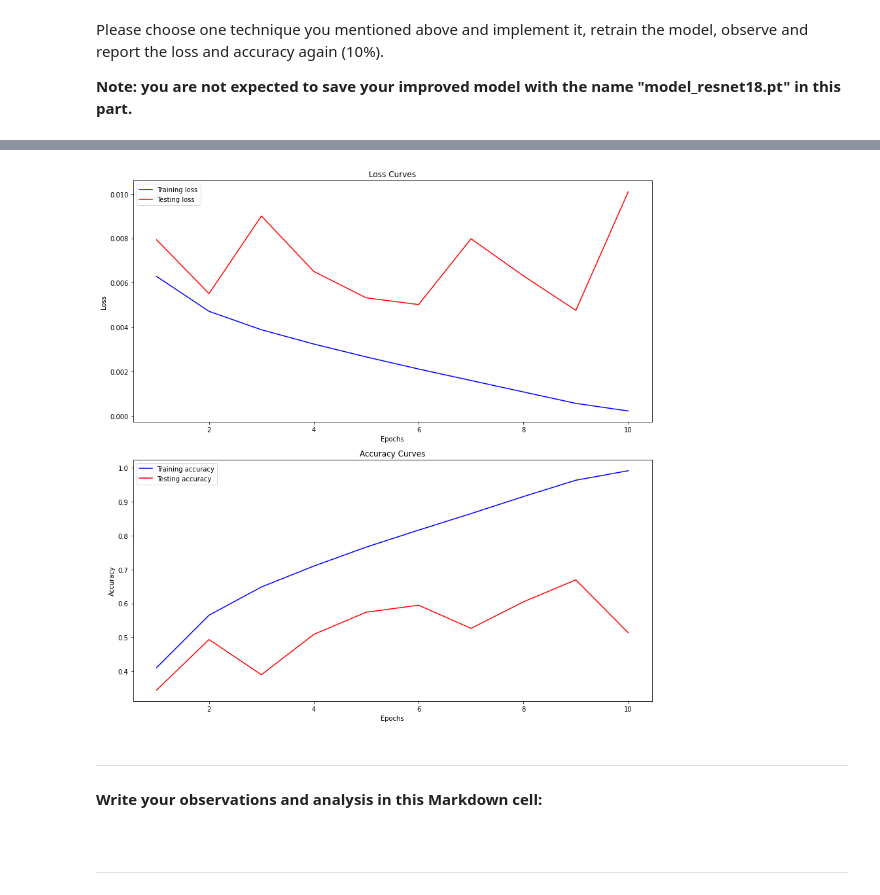
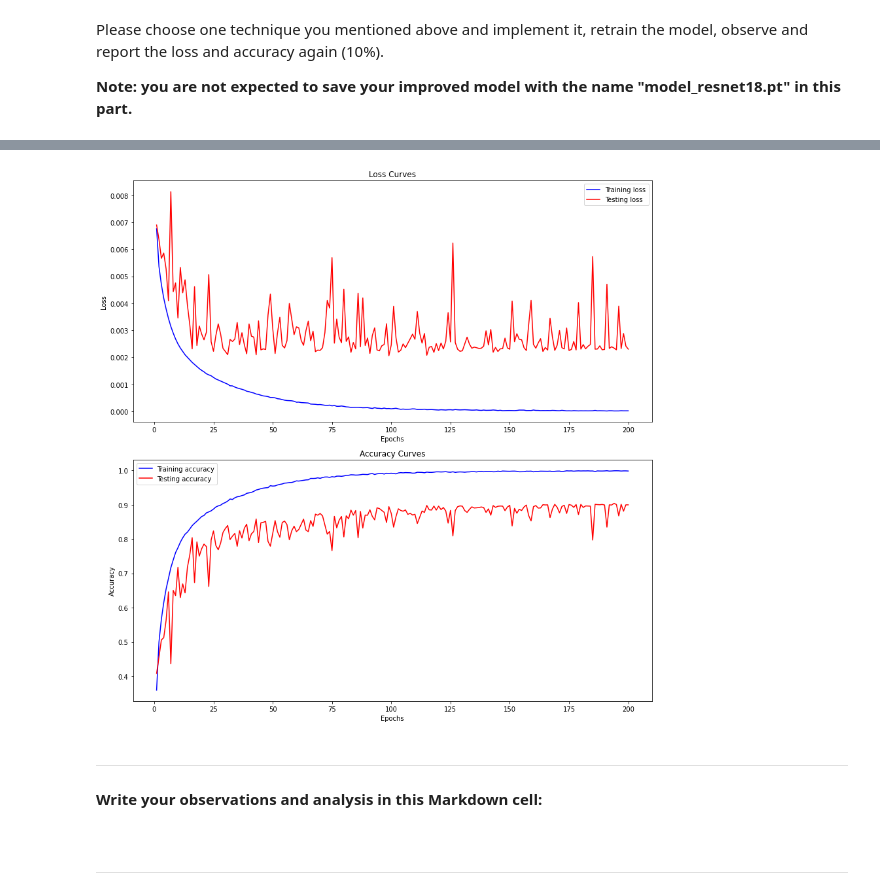
Before and after one commit to UncleWQ/ECC4200_project, a Jupyter notebook: ECC4200_2024_project1.ipynb, the cells around one changed output, grey strips where cells are left out. Cells and saved outputs as stored; diff of their text form; code cells hidden in the pictures.

```diff
--- a/ECC4200_2024_project1.ipynb
+++ b/ECC4200_2024_project1.ipynb
@@ -663,6 +691,21 @@ Please choose one technique you mentioned above and implement it, retrain the mo
 # TODO: Choose a technique to improve your model.                            #
 ##############################################################################
 # your code
+
+##############################################################################
+# After the first round of training on the model, we observed that continuing the training may lead to overfitting. To address this issue, I opted for three methods to optimize the model simultaneously:
+
+# 1. Data Augmentation:
+#    Transforming the data in the dataset by operations such as cropping and flipping.
+# 2. Modifying Basic Parameters for the CIFAR10 Dataset:
+#    Changing the first convolutional layer's kernel size from 7 to 3, setting stride and padding to 1, and removing the max-pooling layer.
+# 3. Adjusting Hyperparameters for Model Training:
+#    Increasing the number of epochs to 200, reducing the learning rate to 0.01, and adjusting the convergence speed.
+
+# The accuracy of the improved model reaches about 90%.
+
+##############################################################################
+
 import torch
 import torchvision
 import torchvision.transforms as transforms
@@ -676,20 +719,20 @@ classes = ('plane', 'car', 'bird', 'cat', 'deer', 'dog', 'frog', 'horse', 'ship'
 transform_train = transforms.Compose(
     [
      transforms.RandomCrop(32,padding = 4),
-     transforms.RandomHorizontalFlip(p = 0.5),    #随机水平翻转
-     transforms.ToTensor(),   #转换为张量
-     transforms.Normalize((0.4914, 0.4822, 0.4465), (0.2023, 0.1994, 0.2010)) #标准化
+     transforms.RandomHorizontalFlip(p = 0.5), # Random horizontal flip
+     transforms.ToTensor(),   # Converting to tensors
+     transforms.Normalize((0.5, 0.5, 0.5), (0.5, 0.5, 0.5))
     ])
 
 transform = transforms.Compose(
     [
-      # transforms.Resize((224, 224)),
+    #   transforms.Resize((224, 224)),
       transforms.ToTensor(),
-      transforms.Normalize((0.4914, 0.4822, 0.4465), (0.2023, 0.1994, 0.2010))
+      transforms.Normalize((0.5, 0.5, 0.5), (0.5, 0.5, 0.5))
     ])
 
 train_set_new = torchvision.datasets.CIFAR10(root='./data', train=True,
-                                        download=True, transform=transform)
+                                        download=True, transform=transform_train)
 
 test_set_new = torchvision.datasets.CIFAR10(root='./data', train=False,
                                        download=True, transform=transform)
@@ -729,15 +772,18 @@ class ResidualBlock_new(nn.Module):
 
 class ResNet18_IMprove(nn.Module):
     def __init__(self, num_classes=10):
+
         super(ResNet18_IMprove, self).__init__()
         self.conv1 = nn.Conv2d(3, 64, kernel_size=3, stride=1, padding=1, bias=False)
         self.bn1 = nn.BatchNorm2d(64)
         self.relu = nn.ReLU(inplace=True)
         self.maxpool = nn.MaxPool2d(kernel_size=1, stride=1, padding=0)
+
         self.layer1 = self._make_layer(64, 64, 2)
         self.layer2 = self._make_layer(64, 128, 2, stride=2)
         self.layer3 = self._make_layer(128, 256, 2, stride=2)
         self.layer4 = self._make_layer(256, 512, 2, stride=2)
+
         self.avgpool = nn.AdaptiveAvgPool2d((1, 1))
         self.fc = nn.Linear(512, num_classes)
 
@@ -768,7 +814,7 @@ model = ResNet18_IMprove()
 print(model)
 
 # Hyperparameters
-epochs = 10
+epochs = 200
 batch_size = 256
 learning_rate = 0.01
 
@@ -863,10 +909,10 @@ train_accuracy = metrics['train_acc']
 test_accuracy = metrics['test_acc']
 epochs = range(1, len(train_loss) + 1)
 
-# 创建一个包含两个子图的画布
+# Create a canvas with two subgraphs
 fig, axs = plt.subplots(2, figsize=(12, 12))
 
-# 绘制训练集和测试集的损失曲线
+# Plot the loss curves for the training and test sets
 axs[0].plot(epochs, train_loss, 'b', label='Training loss')
 axs[0].plot(epochs, test_loss, 'r', label='Testing loss')
 axs[0].set_title('Loss Curves')
@@ -874,7 +920,7 @@ axs[0].set_xlabel('Epochs')
 axs[0].set_ylabel('Loss')
 axs[0].legend()
 
-# 绘制训练集和测试集的准确率曲线
+# Plot the accuracy curves for the training and test sets
 axs[1].plot(epochs, train_accuracy, 'b', label='Training accuracy')
 axs[1].plot(epochs, test_accuracy, 'r', label='Testing accuracy')
 axs[1].set_title('Accuracy Curves')
@@ -882,10 +928,8 @@ axs[1].set_xlabel('Epochs')
 axs[1].set_ylabel('Accuracy')
 axs[1].legend()
 
-# 显示图形
 plt.tight_layout()
 plt.show()
-
 
 ##############################################################################
 #                             END OF YOUR CODE                               #
@@ -911,4 +955,4 @@ Evaluation on test set: loss=0.010       accuracy=51.33%
-[figure, old version]
+[figure, new version]
 # %% [markdown]
 ---
 **Write your observations and analysis in this Markdown cell:**
```
Also changed, not shown: parts of 19 cells of this notebook, 5 other files.
